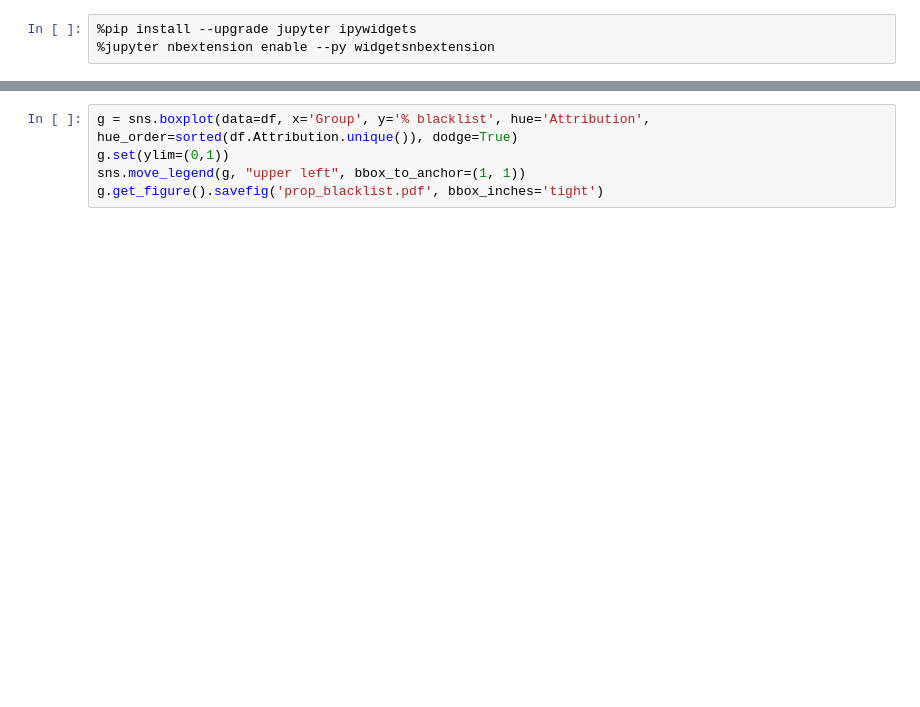
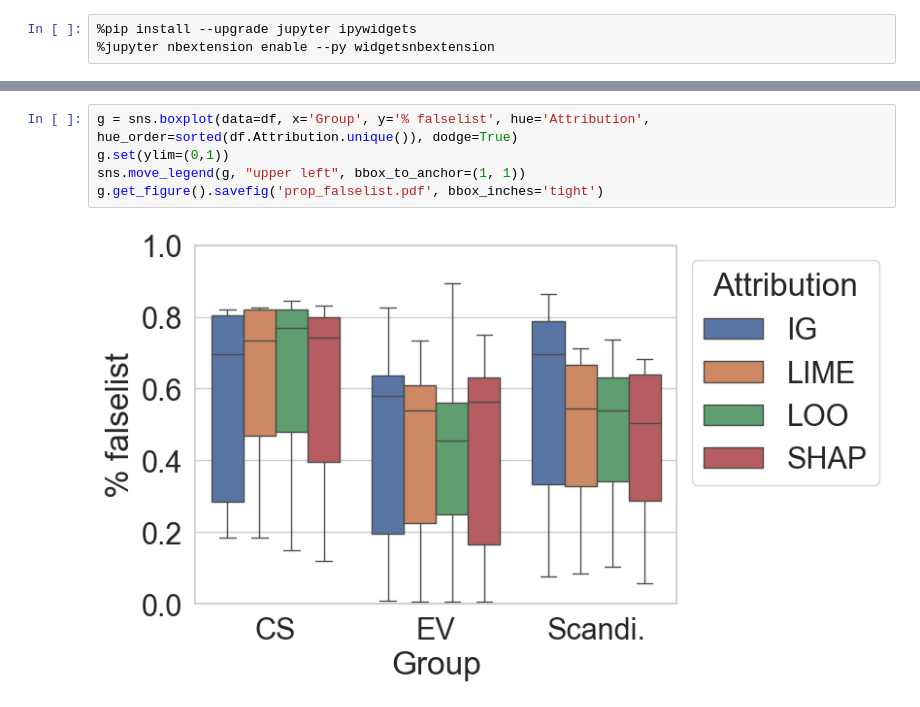
Before and after one commit to Helsinki-NLP/shibboleth, a Jupyter notebook: vizs/reflists/list-agg.ipynb, the cells around one changed output, grey strips where cells are left out. Cells and saved outputs as stored; diff of their text form; blank space fills up the shorter version.

```diff
--- a/vizs/reflists/list-agg.ipynb
+++ b/vizs/reflists/list-agg.ipynb
@@ -258,6 +205,8 @@ g.set_yscale("log")
 # %%
-g = sns.boxplot(data=df, x='Group', y='% blacklist', hue='Attribution', hue_order=sorted(df.Attribution.unique()), dodge=True)
+g = sns.boxplot(data=df, x='Group', y='% falselist', hue='Attribution', hue_order=sorted(df.Attribution.unique()), dodge=True)
 g.set(ylim=(0,1))
 sns.move_legend(g, "upper left", bbox_to_anchor=(1, 1))
-g.get_figure().savefig('prop_blacklist.pdf', bbox_inches='tight')
+g.get_figure().savefig('prop_falselist.pdf', bbox_inches='tight')
+# %% [output]
+[figure, added]
 # %%
```
Also changed, not shown: parts of 35 cells of this notebook, 17 other files.
